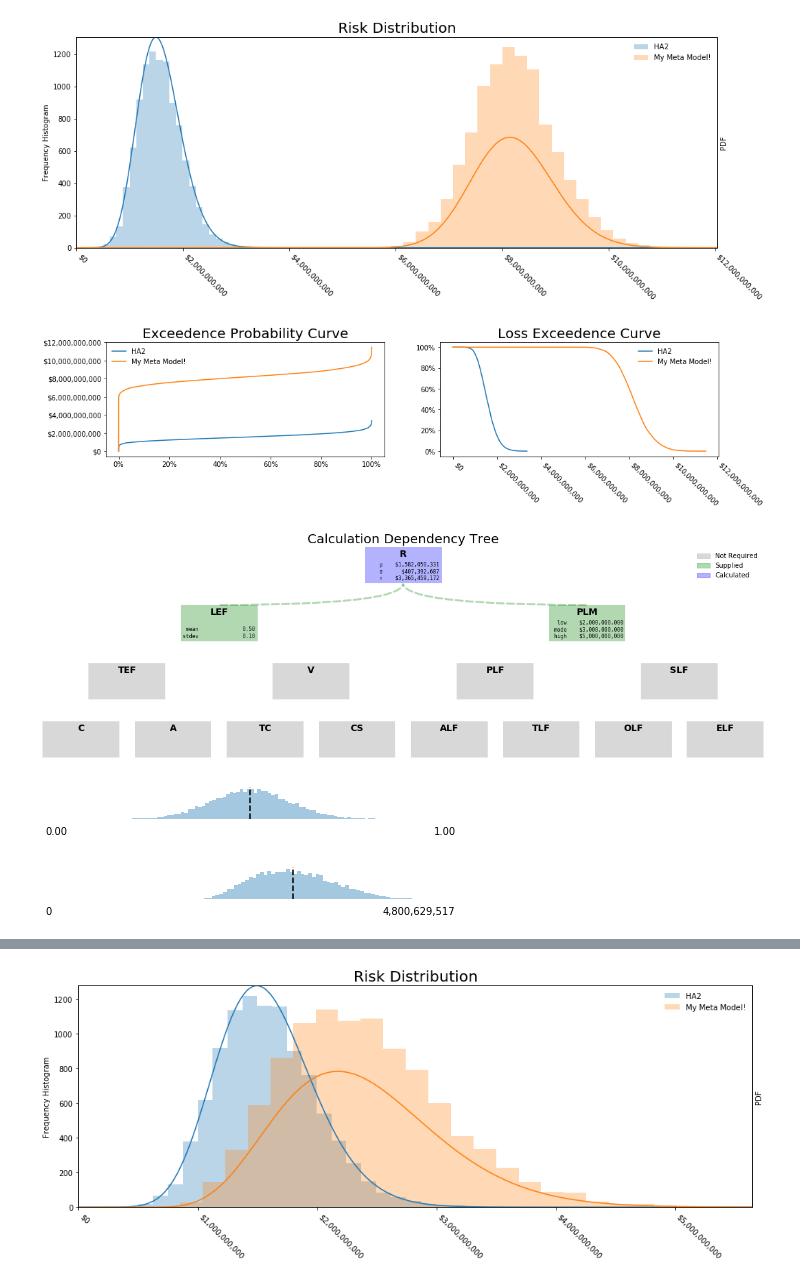
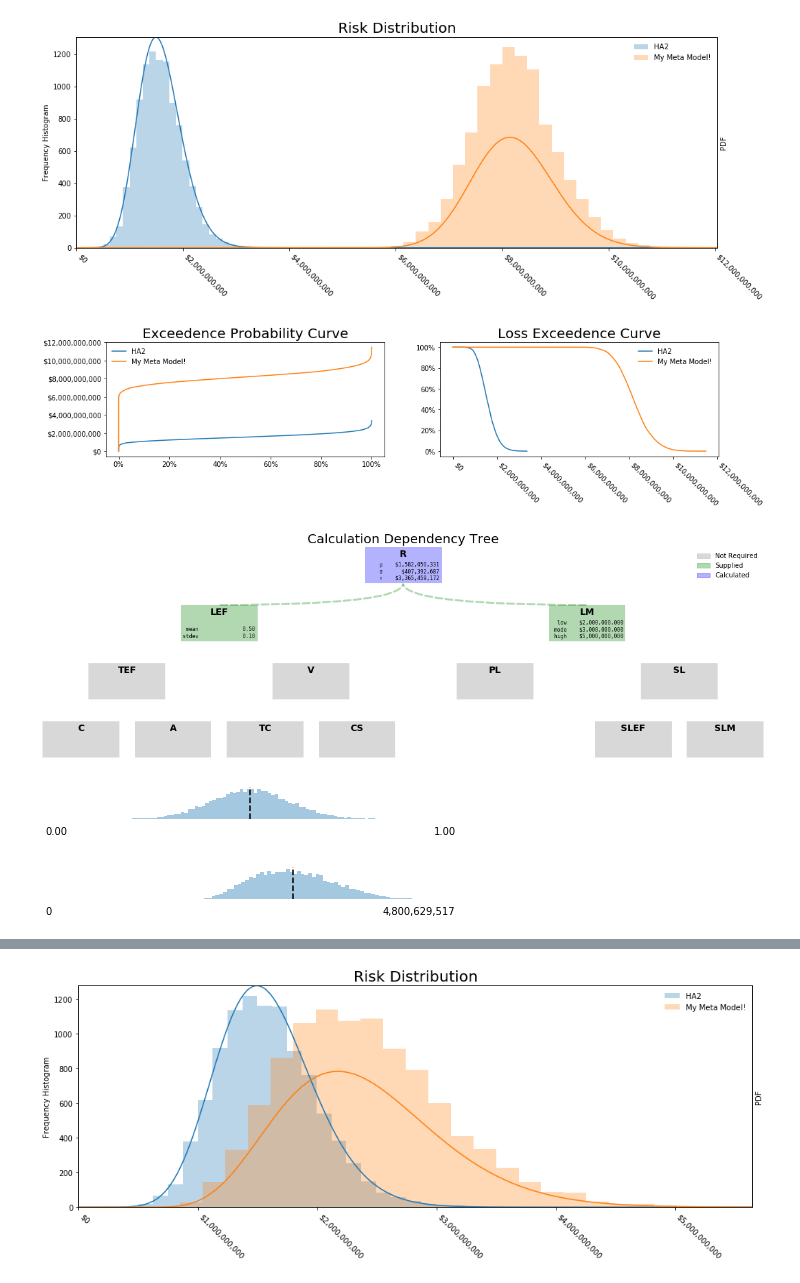
Before and after one commit to Hive-Systems/pyfair, a Jupyter notebook: scratch_notebook.ipynb, the cells around one changed output, grey strips where cells are left out. Cells and saved outputs as stored; diff of their text form; code cells hidden in the pictures.

Commit message:
Clean up errant "Probable Loss Magnitude" references.

```diff
--- a/scratch_notebook.ipynb
+++ b/scratch_notebook.ipynb
@@ -6,35 +6,35 @@ import matplotlib
 # %%
 model1 = pyfair.FairModel(name="HA1", n_simulations=10_000)
 model1.input_data('Loss Event Frequency', low=20, mode=100, high=900)
-model1.input_data('Probable Loss Magnitude', low=3_000_000, mode=3_500_000, high=5_000_000)
+model1.input_data('Loss Magnitude', low=3_000_000, mode=3_500_000, high=5_000_000)
 model1.calculate_all()
 
 model2 = pyfair.FairModel(name="HA2", n_simulations=10_000)
 model2.bulk_import_data({
     'Loss Event Frequency':    {'mean':.5, 'stdev':.1},
-    'Probable Loss Magnitude': {'low': 2_000_000_000, 'mode': 3_000_000_000, 'high': 5_000_000_000}
+    'Loss Magnitude': {'low': 2_000_000_000, 'mode': 3_000_000_000, 'high': 5_000_000_000}
 })
 model2.calculate_all()
 
 model3 = pyfair.FairModel(name="HA3", n_simulations=10_000)
 model3.input_data('Loss Event Frequency', low=10, mode=15, high=16)
-model3.input_data('Probable Loss Magnitude', low=500_000_000, mode=500_900_000, high=600_000_000)
+model3.input_data('Loss Magnitude', low=500_000_000, mode=500_900_000, high=600_000_000)
 model3.calculate_all()
 
 #fr = FairReport(model1)
 #fr.to_html('C:/Users/theon/Desktop/report.html')
 results = model1.export_results()
 node_statuses = model1.get_node_statuses()
 
 mm = pyfair.FairMetaModel(name='My Meta Model!', models=[model1, model3])
 mm.calculate_all()
 
 fsr = pyfair.FairSimpleReport([model2, mm])
 fsr.to_html('output.html')
 # %% [output]
 [figure]
 [figure]
-[figure, old version]
+[figure, new version]
 [figure]
 [figure]
 [figure]
```
Also changed, not shown: 7 other files.
